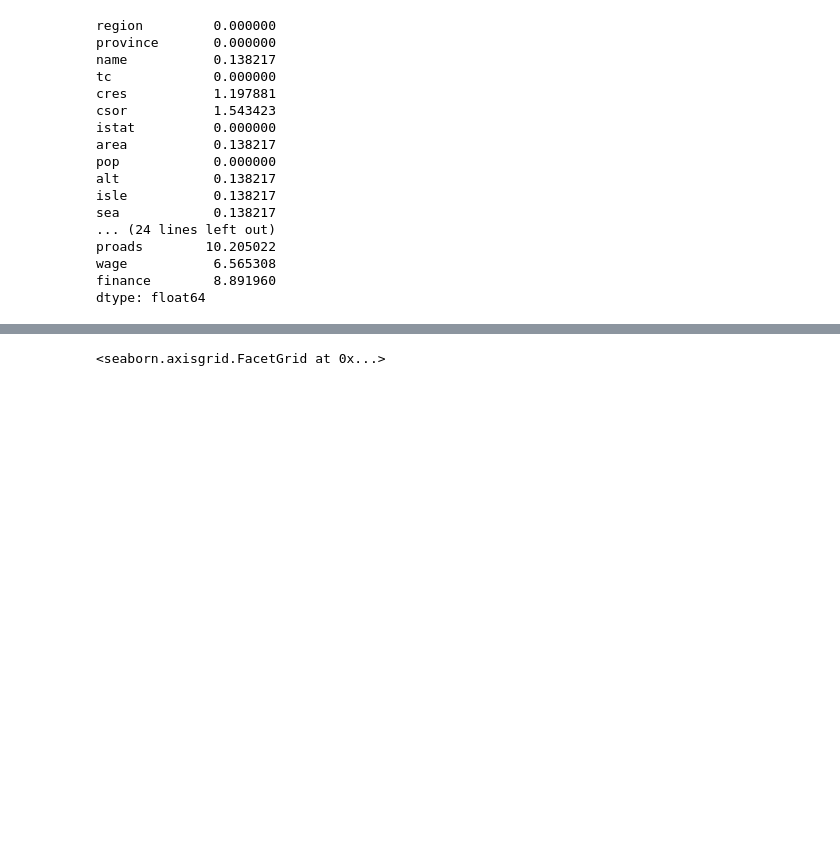
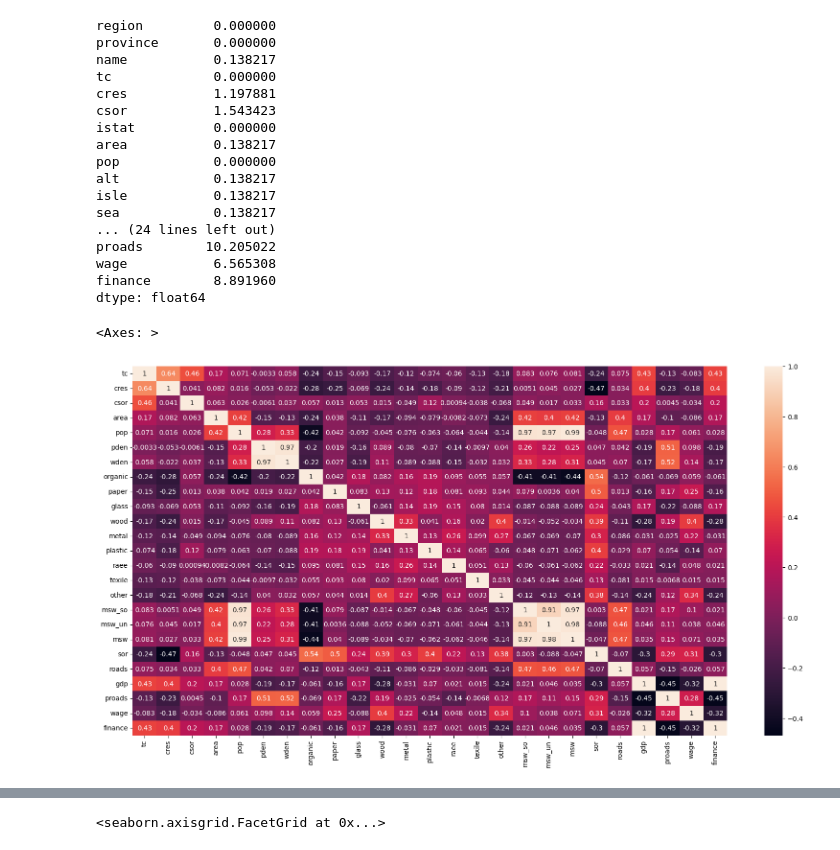
Before and after one commit to Gourav052003/Machine-Learning-Solutions-for-Predicting-Municipal-Waste-Costs-and-Sustainable-Resource-Management, a Jupyter notebook: Impact Analysis/Revenue Prediction.ipynb, the cells around one changed output, grey strips where cells are left out. Saved outputs shown, nothing was run; the diff lists cells and outputs as text; code cells hidden in the pictures; blank space fills up the shorter version.

```diff
--- a/Impact Analysis/Revenue Prediction.ipynb
+++ b/Impact Analysis/Revenue Prediction.ipynb
@@ -37,3 +37,9 @@ proads        10.205022
 wage           6.565308
 finance        8.891960
 dtype: float64
+# %%
+plt.figure(figsize=(20,10))
+sns.heatmap(WASTE_GENERATION_df.drop(categorical_columns,axis=1).corr(),annot = True)
+# %% [output]
+<Axes: >
+[figure, added]
```
Also changed, not shown: parts of 10 cells of this notebook.
